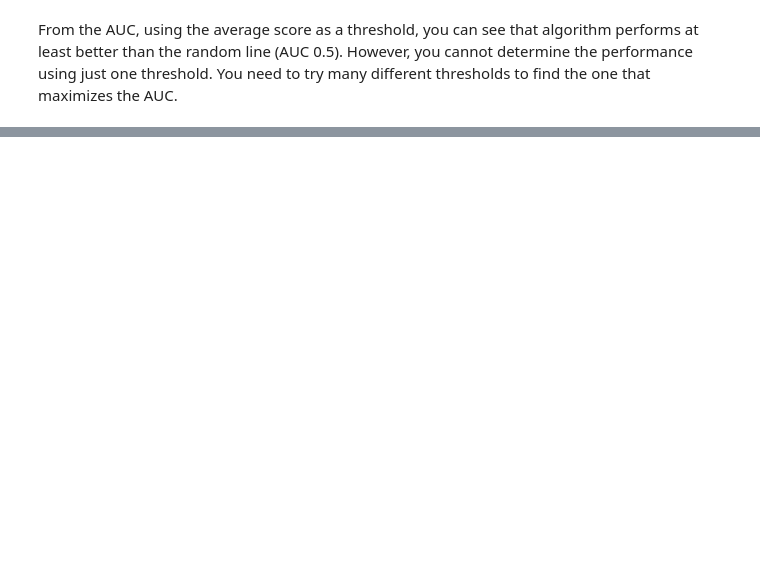
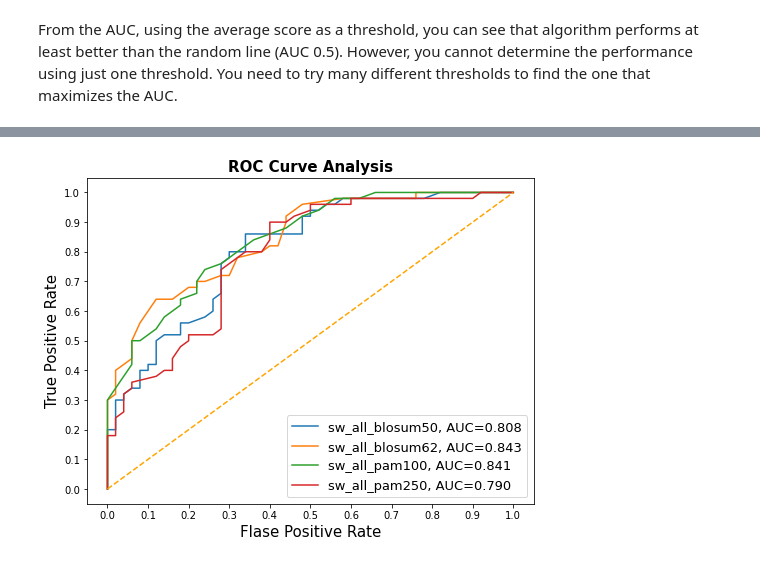
Before and after one commit to maggietsui/Project1, a Jupyter notebook: Margaret_Tsui_BMI203_HW1.ipynb, the cells around one changed output, grey strips where cells are left out. Cells and saved outputs as stored; diff of their text form; code cells hidden in the pictures; blank space fills up the shorter version.

```diff
--- a/Margaret_Tsui_BMI203_HW1.ipynb
+++ b/Margaret_Tsui_BMI203_HW1.ipynb
@@ -295 +343,5 @@ sw.set
+# %%
+sw = SmithWaterman("./scoring_matrices/BLOSUM50.mat")
+sw.set_gap_open(-2)
+sw.set_gap_extend(-3)
 # %%
@@ -301,0 +404,17 @@ for pair in pos_pairs:
+# %%
+# First 50 scores are true positive, last 50 are true negative
+actual = list(np.repeat(True, 50))  + list(np.repeat(False, 50))
+result_table = pd.DataFrame(columns=['score_mat', 'fpr','tpr','auc'])
+
+for k,v in sw_dict.items():
+    fpr, tpr, _ = roc_curve(actual,  v)
+    auc = roc_auc_score(actual, v)
+
+    result_table = result_table.append({'score_mat':k,
+                                        'fpr':fpr,
+                                        'tpr':tpr,
+                                        'auc':auc}, ignore_index=True)
+
+# Set name of the classifiers as index labels
+result_table.set_index('score_mat', inplace=True)
+result_table
@@ -301,0 +428,24 @@ for pair in pos_pairs:
+# %%
+# sw ROC
+
+fig = plt.figure(figsize=(8,6))
+
+for i in result_table.index:
+    plt.plot(result_table.loc[i]['fpr'],
+             result_table.loc[i]['tpr'],
+             label="{}, AUC={:.3f}".format(i, result_table.loc[i]['auc']))
+
+plt.plot([0,1], [0,1], color='orange', linestyle='--')
+
+plt.xticks(np.arange(0.0, 1.1, step=0.1))
+plt.xlabel("Flase Positive Rate", fontsize=15)
+
+plt.yticks(np.arange(0.0, 1.1, step=0.1))
+plt.ylabel("True Positive Rate", fontsize=15)
+
+plt.title('ROC Curve Analysis', fontweight='bold', fontsize=15)
+plt.legend(prop={'size':13}, loc='lower right')
+
+plt.show()
+# %% [output]
+[figure, added]
```
Also changed, not shown: parts of 39 cells of this notebook.
